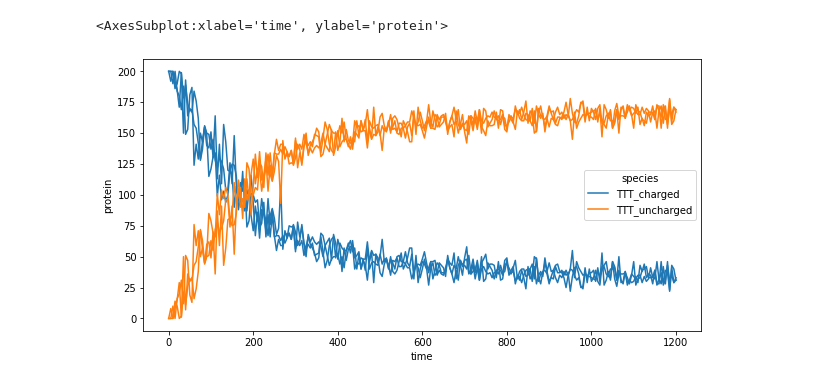
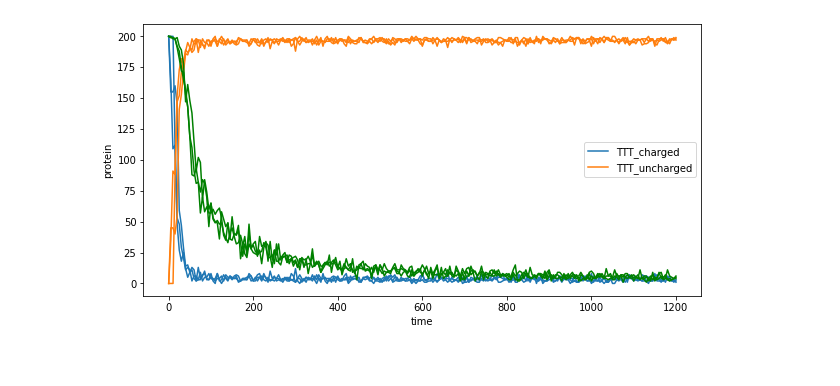
Before and after one commit to alexismhill3/tRNA-dynamics, a Jupyter notebook: analysis/analysis_simple.ipynb, the cells around one changed output. Drawn from its saved outputs; the diff is of its cells as text; code cells hidden in the pictures.

Commit message:
refactor plotting functions

```diff
--- a/analysis/analysis_simple.ipynb
+++ b/analysis/analysis_simple.ipynb
@@ -8,6 +8,11 @@ from matplotlib import rcParams
 %matplotlib inline
 # %%
 def read_sim(path_pref, seed_start=1, seed_end=3, seed_incr=1):
+    """
+    Reads in output for an arbitrary number of simulation trials
+    (with different seeds) and concatenates results into a single
+    dataset.
+    """
     df_master = pd.read_csv(f"{path_pref}_{seed_start}.tsv", sep="\t")
     df_master["seed"] = str(seed_start)
     for i in range(seed_start+1, seed_end+1):
@@ -15,3 +20,13 @@ def read_sim(path_pref, seed_start=1, seed_end=3, seed_incr=1):
         tmp["seed"] = str(i)
         df_master = df_master.append(tmp, ignore_index=True)
     return df_master
+
+def tRNA_species_plot(df):
+    df_fil = df[(df.species == "TTT_charged") | (df.species == "TTT_uncharged")]
+    rcParams['figure.figsize'] = [10, 5]
+    sns.lineplot(x="time", y="protein", units="seed", hue="species", estimator=None, data=df_fil)
+
+def ribosome_plot(df):
+    df_fil = df[(df.species == "__ribosome")]
+    rcParams['figure.figsize'] = [10, 5]
+    sns.lineplot(x="time", y="protein", units="seed", estimator=None, data=df_fil, color="g")
@@ -124,6 +36,9 @@ df_filtered
-# %%
-rcParams['figure.figsize'] = [10, 5]
-sns.lineplot(x="time", y="protein", units="seed", hue="species", estimator=None, data=df_filtered)
-# %% [output]
-<AxesSubplot:xlabel='time', ylabel='protein'>
-[figure, removed]
+# %%
+# read in sim runs and concatenate
+df_master_s10 = read_sim("../output/sim/single_gene_single_codon_10.0")
+df_master_s100 = read_sim("../output/sim/single_gene_single_codon_100.0")
+# %%
+tRNA_species_plot(df_master_s10)
+ribosome_plot(df_master_s10)
+# %% [output]
+[figure, added]
```
Also changed, not shown: parts of 9 cells of this notebook, 3 other files.
